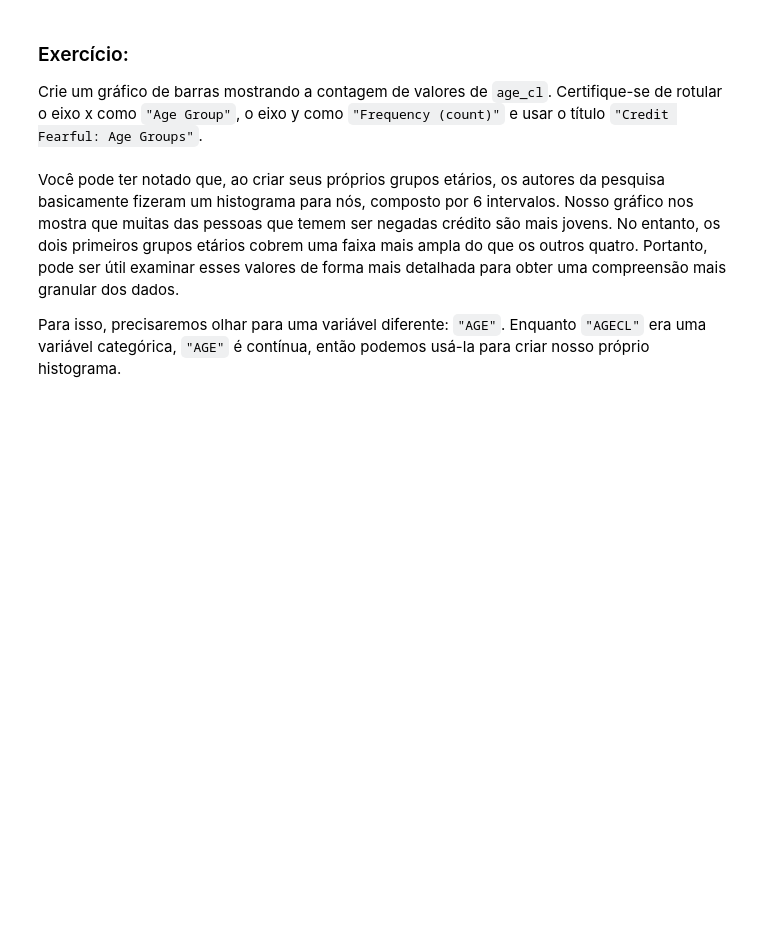
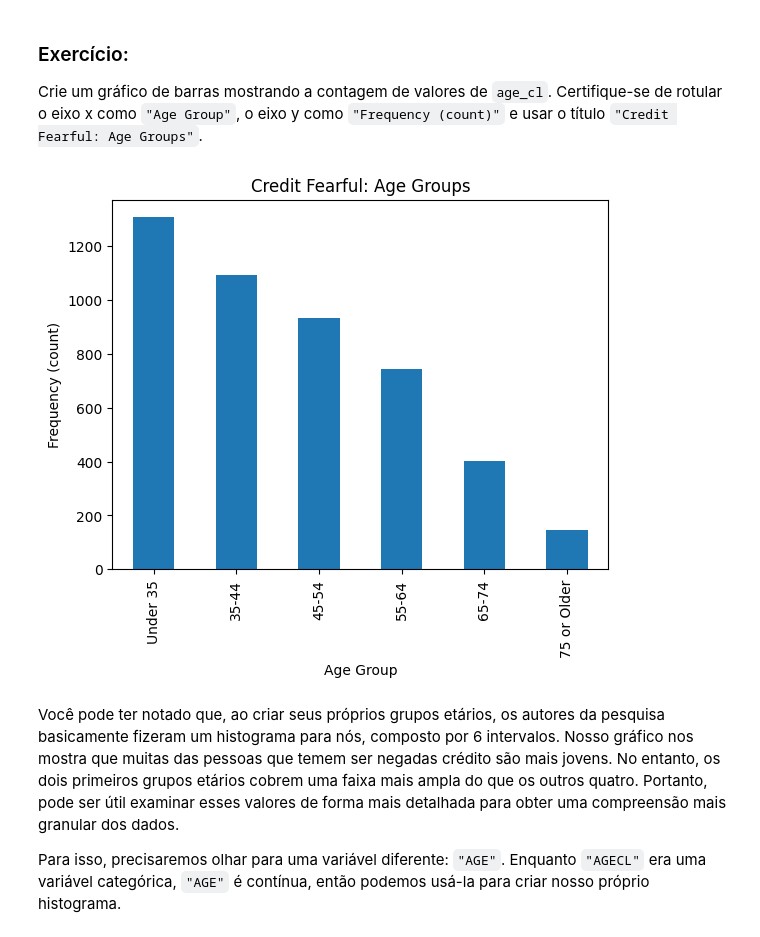
Before and after one commit to Pietro2704/Python, a Jupyter notebook: Python-IA/Aulas/IA__10.ipynb, the cells around one changed output. Saved outputs shown, nothing was run; the diff lists cells and outputs as text; code cells hidden in the pictures; blank space fills up the shorter version.

```diff
--- a/Python-IA/Aulas/IA__10.ipynb
+++ b/Python-IA/Aulas/IA__10.ipynb
@@ -16,7 +16,7 @@ Primeiro, precisamos carregar os dados, que estão armazenados em um arquivo CSV
 ### Exercício:
 Leia o arquivo `"data/SCFP2019.csv.gz"` no DataFrame `df`.
 # %%
-df =
+df = pd.read_csv("/content/SCFP2019.csv.gz")
 print("df type:", type(df))
 print("df shape:", df.shape)
-df.head()
+df.info()
@@ -30,8 +38,8 @@ Para este projeto, vamos focar nas famílias que "foram negadas crédito ou teme
 ### Exercício:
 Use uma `máscara` para subdefinir e criar `df` apenas para famílias que foram negadas ou temeram ser negadas crédito (`"TURNFEAR" == 1`). Atribua esse subconjunto à variável `df_fear`.
 # %%
-mask = ...
-df_fear = ...
+mask = df["TURNFEAR"] == 1
+df_fear = df[mask]
 print("df_fear type:", type(df_fear))
 print("df_fear shape:", df_fear.shape)
 df_fear.head()
@@ -66,7 +87,7 @@ agecl_dict = {
     6: "75 or Older",
 }
 
-age_cl = ...
+age_cl = df_fear["AGECL"].replace(agecl_dict)
 print("age_cl type:", type(age_cl))
 print("age_cl shape:", age_cl.shape)
 age_cl.head()
@@ -76,9 +107,16 @@ Agora que temos rótulos melhores, vamos criar um gráfico de barras para ver a
 ### Exercício:
 Crie um gráfico de barras mostrando a contagem de valores de `age_cl`. Certifique-se de rotular o eixo x como `"Age Group"`, o eixo y como `"Frequency (count)"` e usar o título `"Credit Fearful: Age Groups"`.
 # %%
-age_cl_value_counts = ...
+age_cl_value_counts = age_cl.value_counts().plot(
+    kind='bar',
+    xlabel="Age Group",
+    ylabel="Frequency (count)",
+    title="Credit Fearful: Age Groups"
+    );
 
 # Bar plot of `age_cl_value_counts`
+# %% [output]
+[figure, added]
 # %% [markdown]
 Você pode ter notado que, ao criar seus próprios grupos etários, os autores da pesquisa basicamente fizeram um histograma para nós, composto por 6 intervalos. Nosso gráfico nos mostra que muitas das pessoas que temem ser negadas crédito são mais jovens. No entanto, os dois primeiros grupos etários cobrem uma faixa mais ampla do que os outros quatro. Portanto, pode ser útil examinar esses valores de forma mais detalhada para obter uma compreensão mais granular dos dados.
 
```
Also changed, not shown: parts of 38 cells of this notebook.
